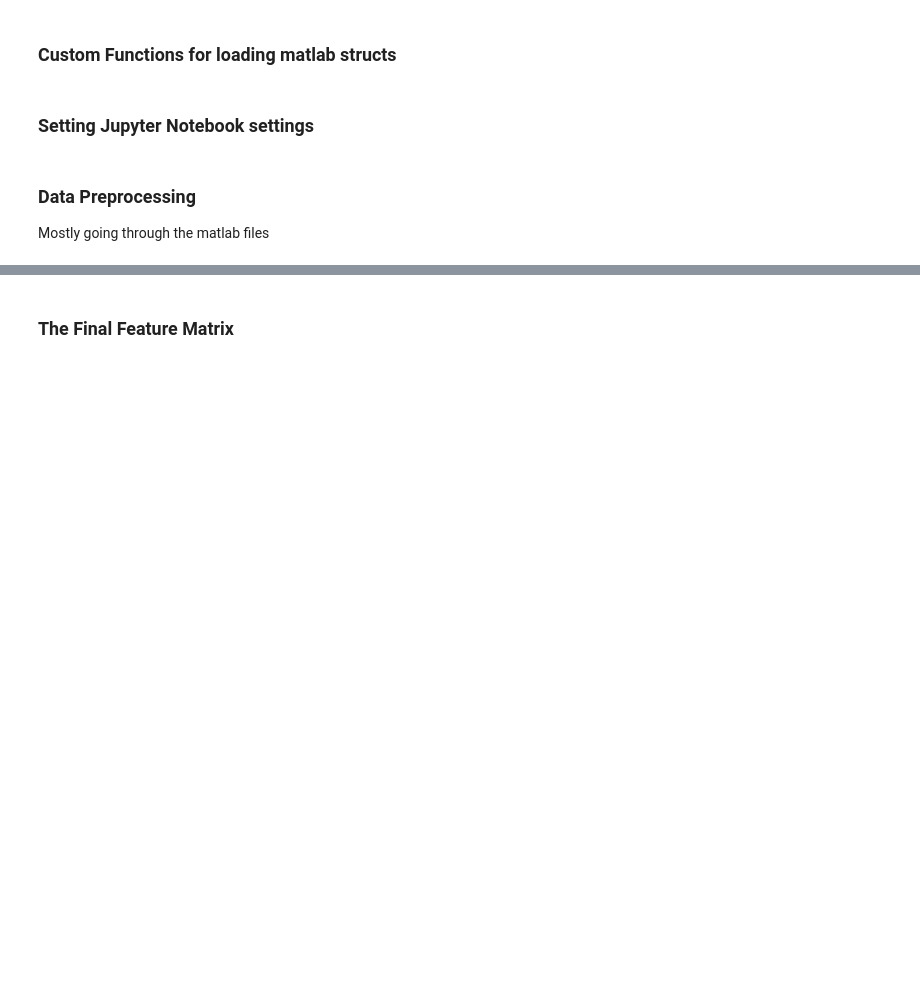
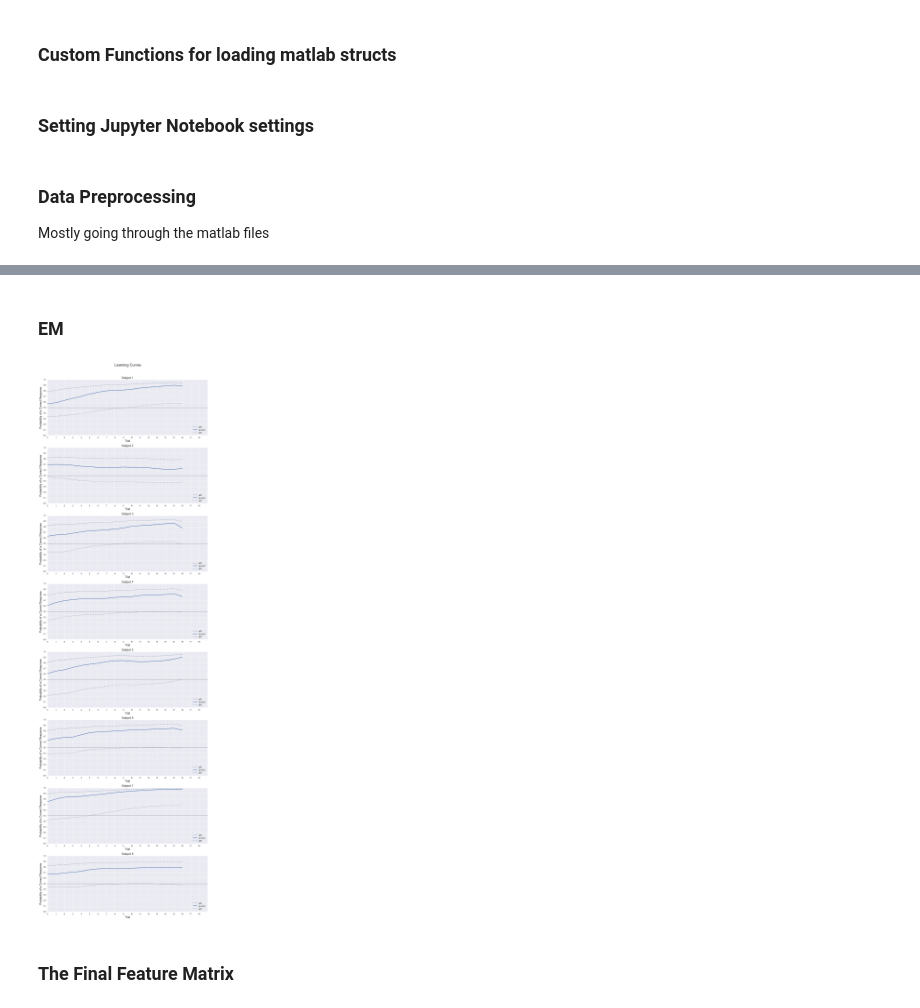
Before and after one commit to chensteven/MonkeyGame-Honours-Thesis, a Jupyter notebook: Thesis Paper.ipynb, the cells around one changed output, grey strips where cells are left out. Cells and saved outputs as stored; diff of their text form; code cells hidden in the pictures; blank space fills up the shorter version.

```diff
--- a/Thesis Paper.ipynb
+++ b/Thesis Paper.ipynb
@@ -155,0 +179,8 @@ print len(fm_list)
+# %%
+for i in range(len(em_copy)):
+    em_copy[i] = em_copy[i].head(18).reset_index()
+em = pd.concat(em_copy)
+# %%
+em_average = []
+for i in em['subject'].unique():
+    em_average.append(em[em['subject'] == i].groupby('index').mean())
@@ -155,0 +210,28 @@ print len(fm_list)
+# %% [markdown]
+### EM
+# %%
+fig, ax = plt.subplots(len(em_average), figsize=(12,38))
+for i in range(len(em_average)):
+    t = range(0, len(em_average[i]['p05'])-1)
+    ax[i].plot(t, em_average[i]['p95'][1:], color=sns.color_palette("GnBu_d")[0], ls='dashed', lw='1')
+    ax[i].plot(t, em_average[i]['pmode1'][1:], lw="2")
+    ax[i].plot(t, em_average[i]['p05'][1:], color=sns.color_palette("GnBu_d")[1], ls='dashed', lw='1')
+    if len(em_average[i][pd.notnull(em_average[i]['cback'])]) == 0:
+        cback = "N/A"
+    else:
+        cback = int(em_average[i][pd.notnull(em_average[i]['cback'])]['cback'].values[0])
+#     ax[i].set_title('Subject %s with learning trial = %s' % (i+1, cback), fontsize=14)
+    ax[i].set_title('Subject %s' % (i+1), fontsize=14)
+    ax[i].set_xlabel('Trial', fontsize=14)
+    ax[i].set_ylabel('Probability of a Correct Response', fontsize=14)
+    ax[i].set_ylim(0, 1)
+    ax[i].set_yticks(np.arange(0, 1.1, 0.1))
+    ax[i].set_xlim(0, len(em_average[i])+1)
+    ax[i].set_xticks(np.arange(0, len(em_average[i])+1, 1))
+    ax[i].axhline(y=0.5, color="gray", lw="1")
+    fig.suptitle('Learning Curves', y=1.02, x=0.525, fontsize=18)
+    plt.tight_layout()
+    handles, labels = ax[i].get_legend_handles_labels()
+    ax[i].legend(handles, labels, loc=4)
+# %% [output]
+[figure, added]
```
Also changed, not shown: parts of 34 cells of this notebook, 2 other files.
